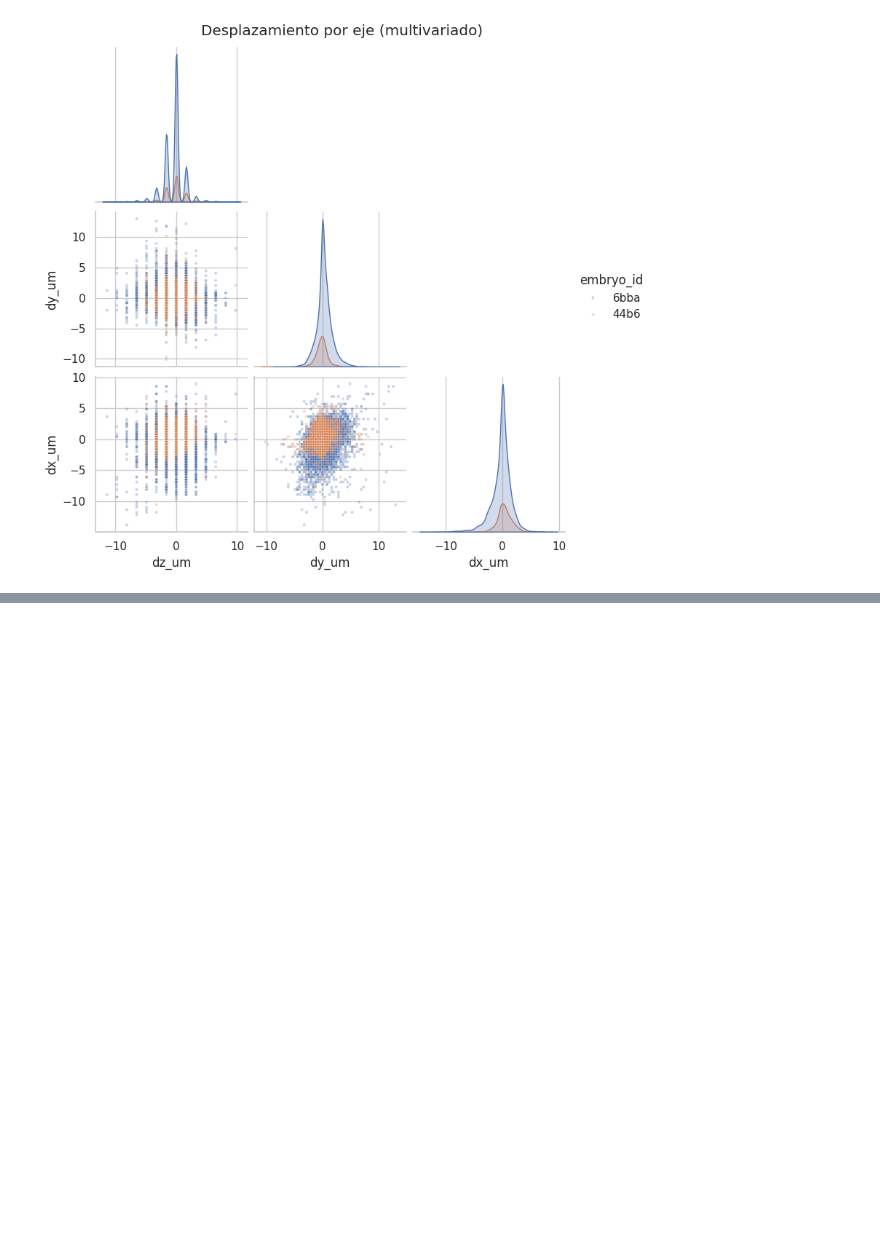
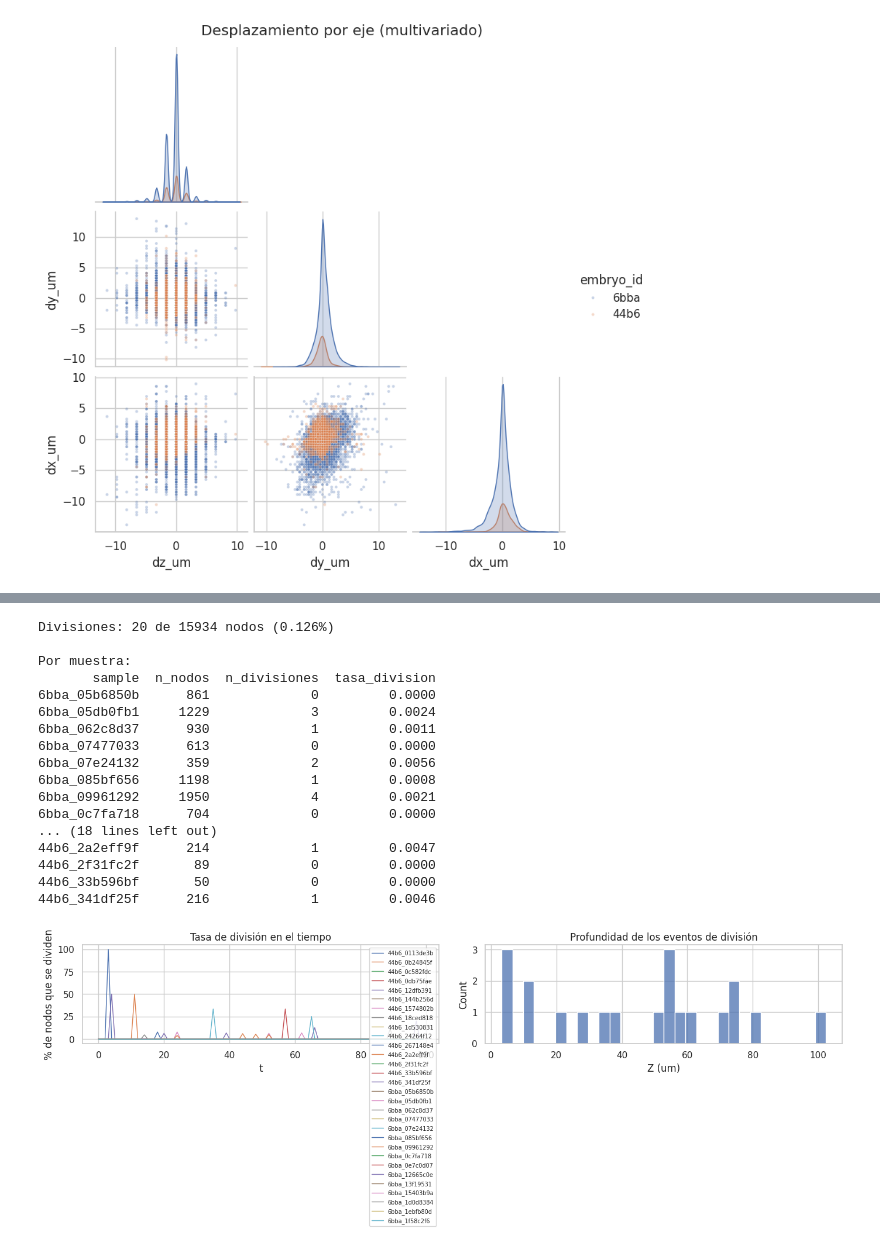
Before and after one commit to Isabella1911/DM-Proyecto-2, a Jupyter notebook: EDA_proyecto2.ipynb, the cells around one changed output, grey strips where cells are left out. Saved outputs shown, nothing was run; the diff lists cells and outputs as text; code cells hidden in the pictures; blank space fills up the shorter version.

```diff
--- a/EDA_proyecto2.ipynb
+++ b/EDA_proyecto2.ipynb
@@ -1063,0 +1092,36 @@ plt.show()
+# %%
+div = df_nodes[df_nodes.es_division]
+print(f"Divisiones: {len(div)} de {len(df_nodes)} nodos ({100*len(div)/len(df_nodes):.3f}%)")
+print("\nPor muestra:")
+print(df_samples[["sample", "n_nodos", "n_divisiones", "tasa_division"]].round(4).to_string(index=False))
+
+fig, ax = plt.subplots(1, 2, figsize=(14, 4))
+tasa = (df_nodes.groupby(["sample", "t"])["es_division"].mean() * 100).reset_index()
+for s, g in tasa.groupby("sample"):
+    ax[0].plot(g["t"], g["es_division"], lw=1, label=s[:18])
+ax[0].set_xlabel("t"); ax[0].set_ylabel("% de nodos que se dividen")
+ax[0].set_title("Tasa de división en el tiempo"); ax[0].legend(fontsize=7)
+
+if len(div):
+    sns.histplot(div["z_um"], bins=30, ax=ax[1])
+    ax[1].set_title("Profundidad de los eventos de división"); ax[1].set_xlabel("Z (um)")
+plt.tight_layout(); plt.show()
+# %% [output]
+Divisiones: 20 de 15934 nodos (0.126%)
+
+Por muestra:
+       sample  n_nodos  n_divisiones  tasa_division
+6bba_05b6850b      861             0         0.0000
+6bba_05db0fb1     1229             3         0.0024
+6bba_062c8d37      930             1         0.0011
+6bba_07477033      613             0         0.0000
+6bba_07e24132      359             2         0.0056
+6bba_085bf656     1198             1         0.0008
+6bba_09961292     1950             4         0.0021
+6bba_0c7fa718      704             0         0.0000
+... (18 lines left out)
+44b6_2a2eff9f      214             1         0.0047
+44b6_2f31fc2f       89             0         0.0000
+44b6_33b596bf       50             0         0.0000
+44b6_341df25f      216             1         0.0046
+[figure, added]
```
Also changed, not shown: parts of 4 cells of this notebook.
